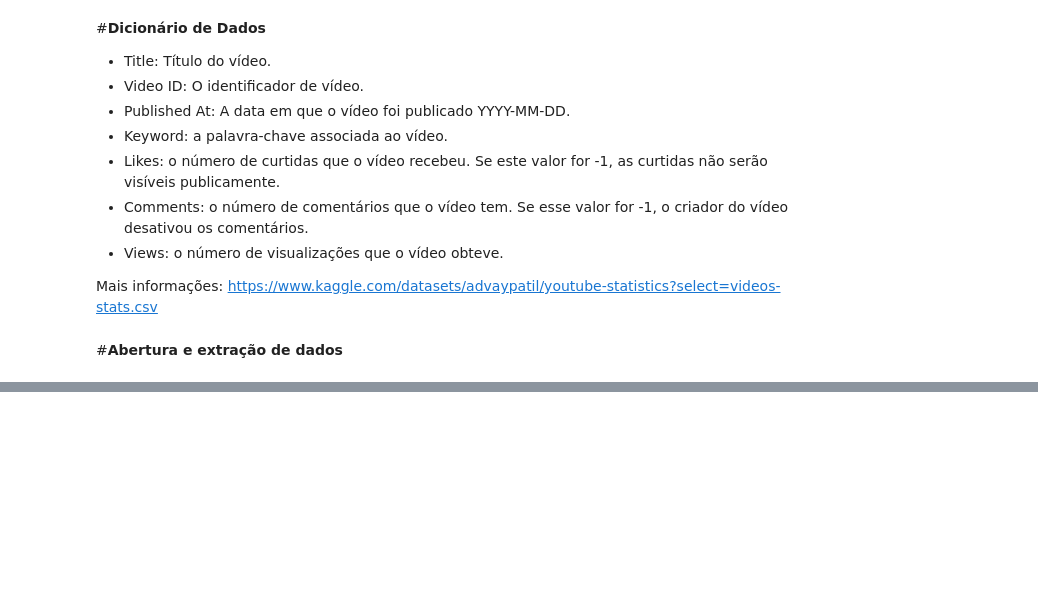
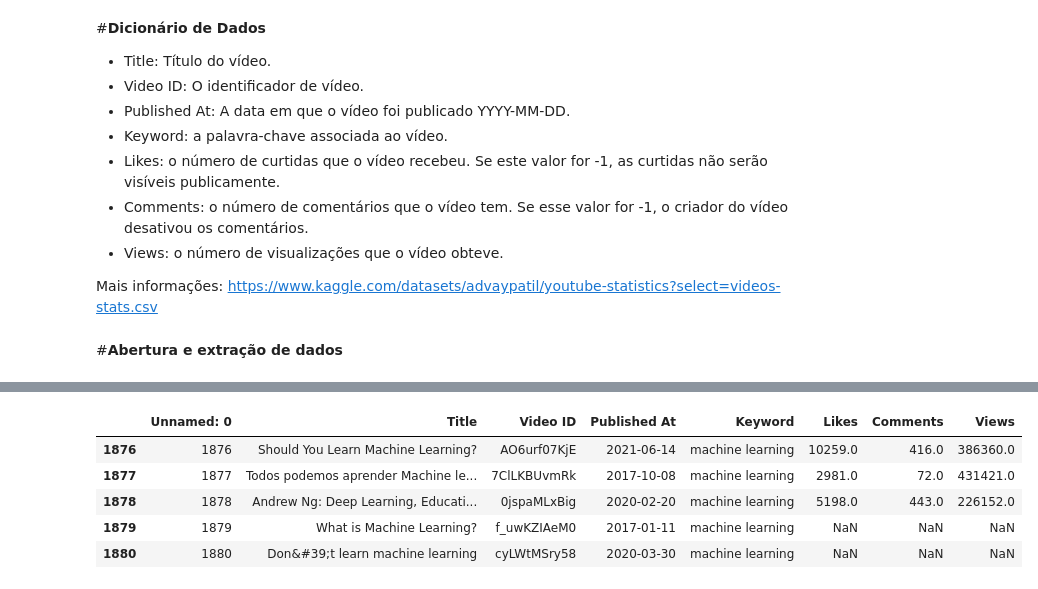
Before and after one commit to coderjulio/Analise-de-Dados, a Jupyter notebook: ETL_dados_yt.ipynb, the cells around one changed output, grey strips where cells are left out. Saved outputs shown, nothing was run; the diff lists cells and outputs as text; code cells hidden in the pictures; blank space fills up the shorter version.

```diff
--- a/ETL_dados_yt.ipynb
+++ b/ETL_dados_yt.ipynb
@@ -37,0 +69,10 @@ df = pd.read_csv("/content/Youtube_bruto.csv")
+# %%
+# View dos últimos termos
+df.tail()
+# %% [output]
+|  | Unnamed: 0 | Title | Video ID | Published At | Keyword | Likes | Comments | Views |
+| 1876 | 1876 | Should You Learn Machine Learning? | AO6urf07KjE | 2021-06-14 | machine learning | 10259.0 | 416.0 | 386360.0 |
+| 1877 | 1877 | Todos podemos aprender Machine le... | 7ClLKBUvmRk | 2017-10-08 | machine learning | 2981.0 | 72.0 | 431421.0 |
+| 1878 | 1878 | Andrew Ng: Deep Learning, Educati... | 0jspaMLxBig | 2020-02-20 | machine learning | 5198.0 | 443.0 | 226152.0 |
+| 1879 | 1879 | What is Machine Learning? | f_uwKZIAeM0 | 2017-01-11 | machine learning | NaN | NaN | NaN |
+| 1880 | 1880 | Don&#39;t learn machine learning | cyLWtMSry58 | 2020-03-30 | machine learning | NaN | NaN | NaN |
```
Also changed, not shown: parts of 39 cells of this notebook.
